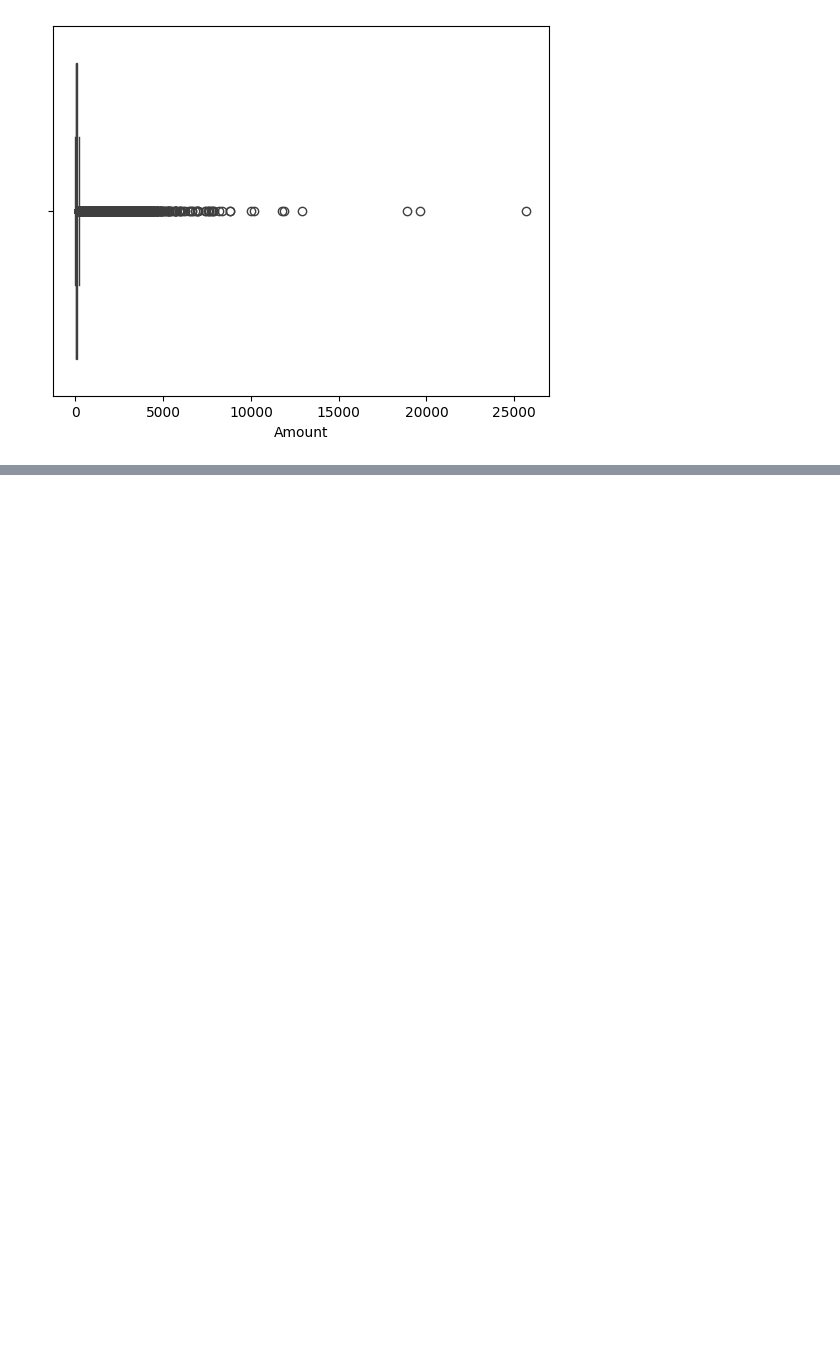
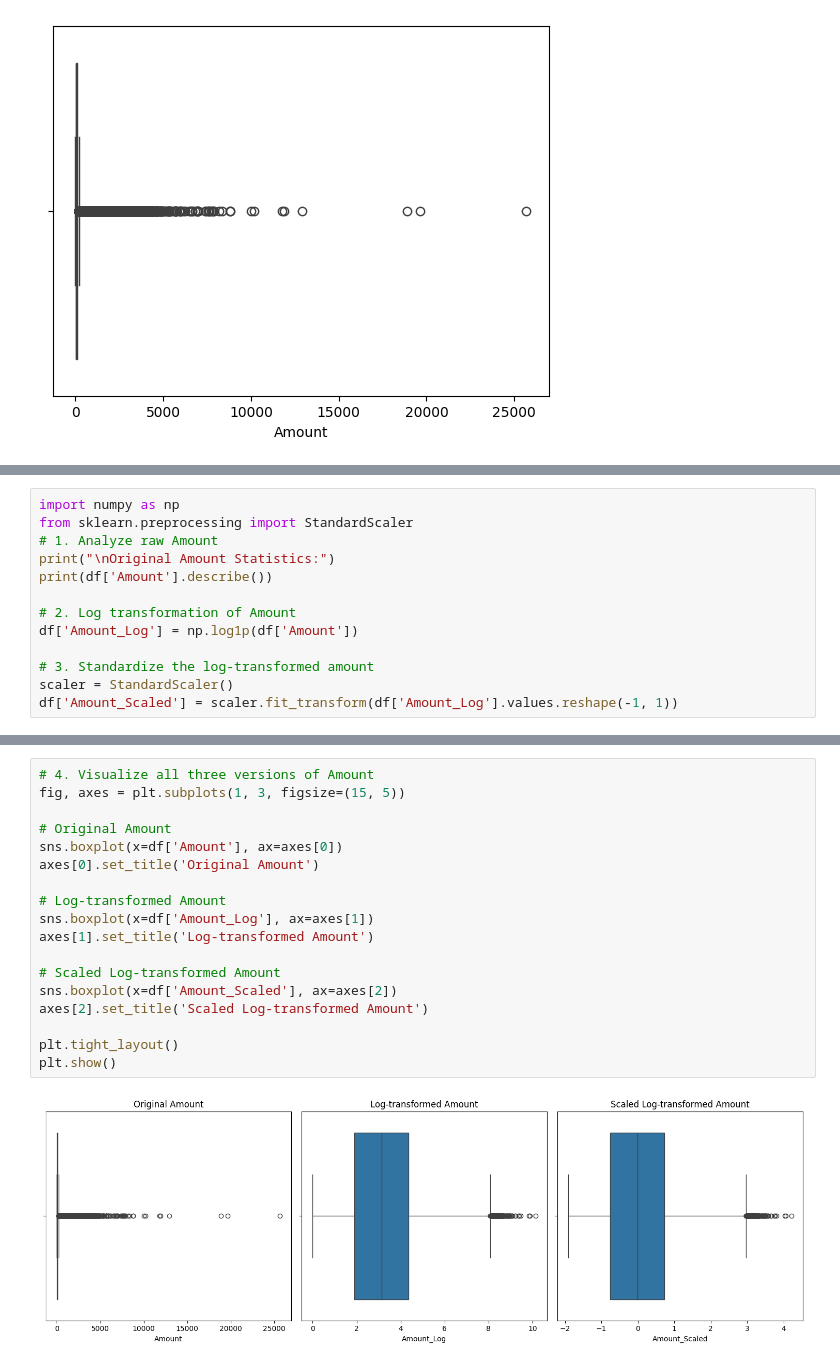
Before and after one commit to Maryam8-prog/FraudDetectionProject, a Jupyter notebook: FraudDetect.ipynb, the cells around one changed output, grey strips where cells are left out. Saved outputs shown, nothing was run; the diff lists cells and outputs as text; blank space fills up the shorter version.

Commit message:
end data preprocessing

```diff
--- a/FraudDetect.ipynb
+++ b/FraudDetect.ipynb
@@ -125,0 +165,13 @@ plt.show()
+# %%
+import numpy as np
+from sklearn.preprocessing import StandardScaler
+# 1. Analyze raw Amount
+print("\nOriginal Amount Statistics:")
+print(df['Amount'].describe())
+
+# 2. Log transformation of Amount
+df['Amount_Log'] = np.log1p(df['Amount'])
+
+# 3. Standardize the log-transformed amount
+scaler = StandardScaler()
+df['Amount_Scaled'] = scaler.fit_transform(df['Amount_Log'].values.reshape(-1, 1))
@@ -125,0 +189,20 @@ plt.show()
+# %%
+# 4. Visualize all three versions of Amount
+fig, axes = plt.subplots(1, 3, figsize=(15, 5))
+
+# Original Amount
+sns.boxplot(x=df['Amount'], ax=axes[0])
+axes[0].set_title('Original Amount')
+
+# Log-transformed Amount
+sns.boxplot(x=df['Amount_Log'], ax=axes[1])
+axes[1].set_title('Log-transformed Amount')
+
+# Scaled Log-transformed Amount
+sns.boxplot(x=df['Amount_Scaled'], ax=axes[2])
+axes[2].set_title('Scaled Log-transformed Amount')
+
+plt.tight_layout()
+plt.show()
+# %% [output]
+[figure, added]
```
Also changed, not shown: parts of 10 cells of this notebook, 2 other files.
